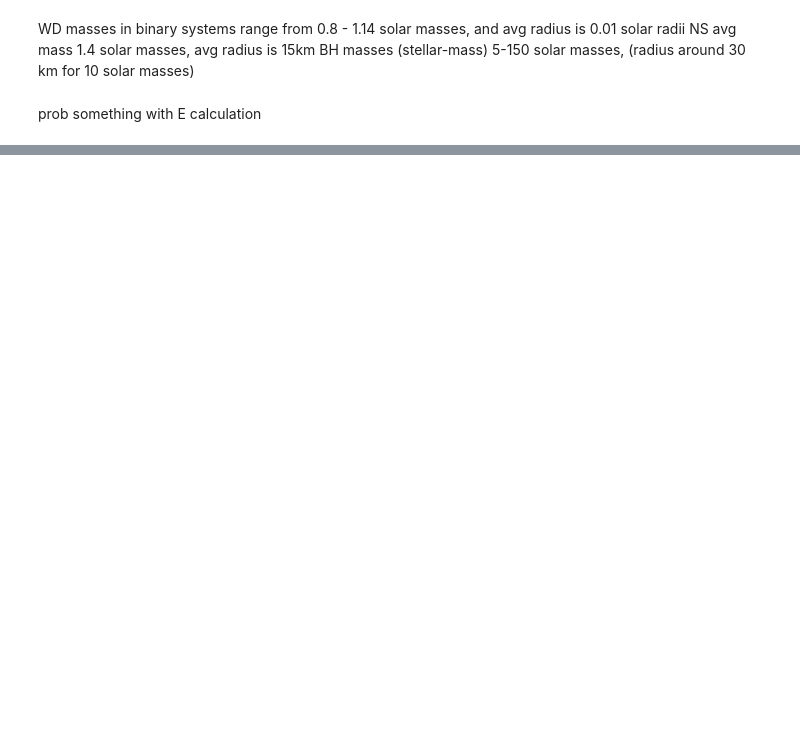
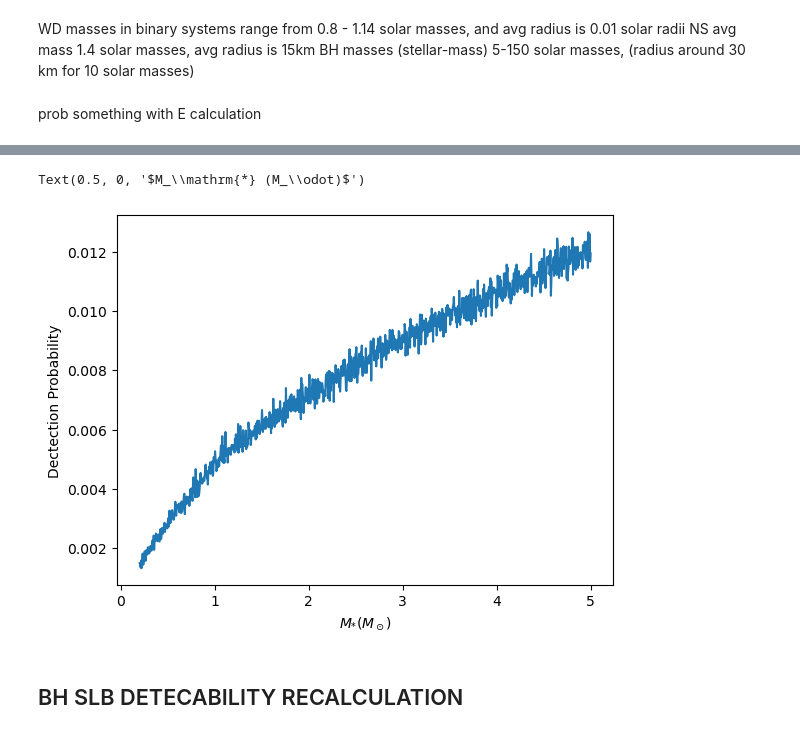
Before and after one commit to lmanqiwang/SLBlensing, a Jupyter notebook: testing.ipynb, the cells around one changed output, grey strips where cells are left out. Drawn from its saved outputs; the diff is of its cells as text; code cells hidden in the pictures; blank space fills up the shorter version.

```diff
--- a/testing.ipynb
+++ b/testing.ipynb
@@ -37,0 +180,15 @@ test1.plot_light_curve(t)
+# %%
+Mstar_vals = np.linspace(0.2, 5, 1000) * u.Msun
+a = 1.0 * u.au
+
+results = [transit_prob_a(a, Mstar=M, Mlens=0.6*u.Msun, D=26.8*u.pc)
+           for M in Mstar_vals]
+
+hits = np.array([r[0] for r in results])
+size = np.array([r[1] for r in results])
+
+P = hits / size
+
+print(P)
+print(hits)
+print(Mstar_vals)
@@ -37,0 +213,9 @@ test1.plot_light_curve(t)
+# %%
+plt.plot(Mstar_vals, P)
+plt.ylabel("Dectection Probability")
+plt.xlabel("$M_\mathrm{*} (M_\odot)$")
+# %% [output]
+Text(0.5, 0, '$M_\\mathrm{*} (M_\\odot)$')
+[figure, added]
+# %% [markdown]
+## BH SLB DETECABILITY RECALCULATION ##
```
Also changed, not shown: parts of 13 cells of this notebook.
